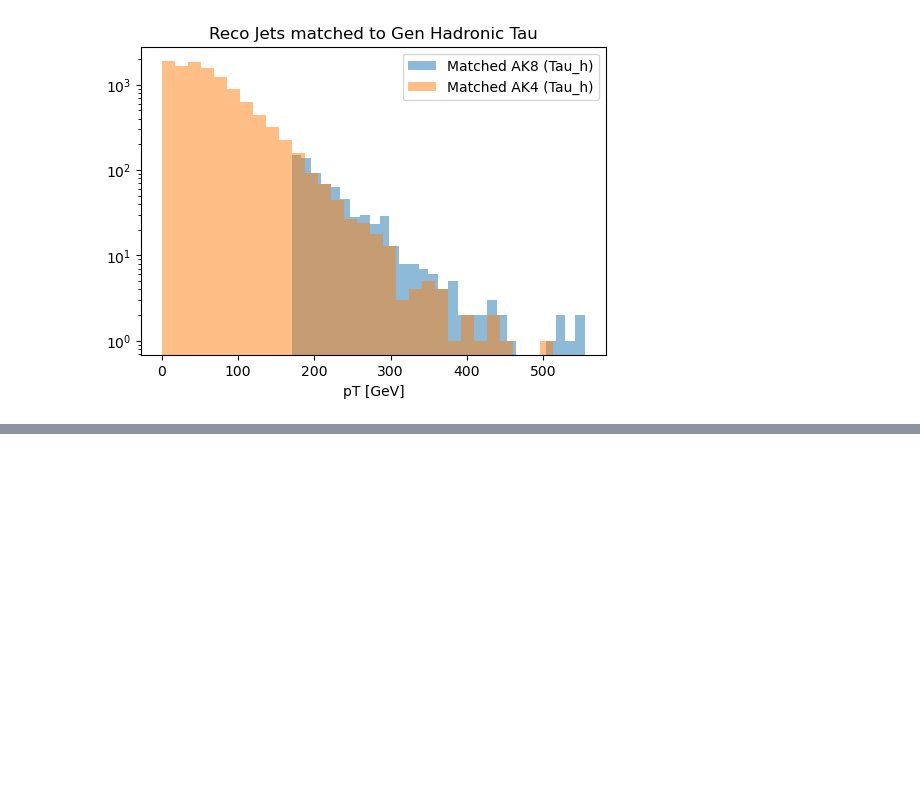
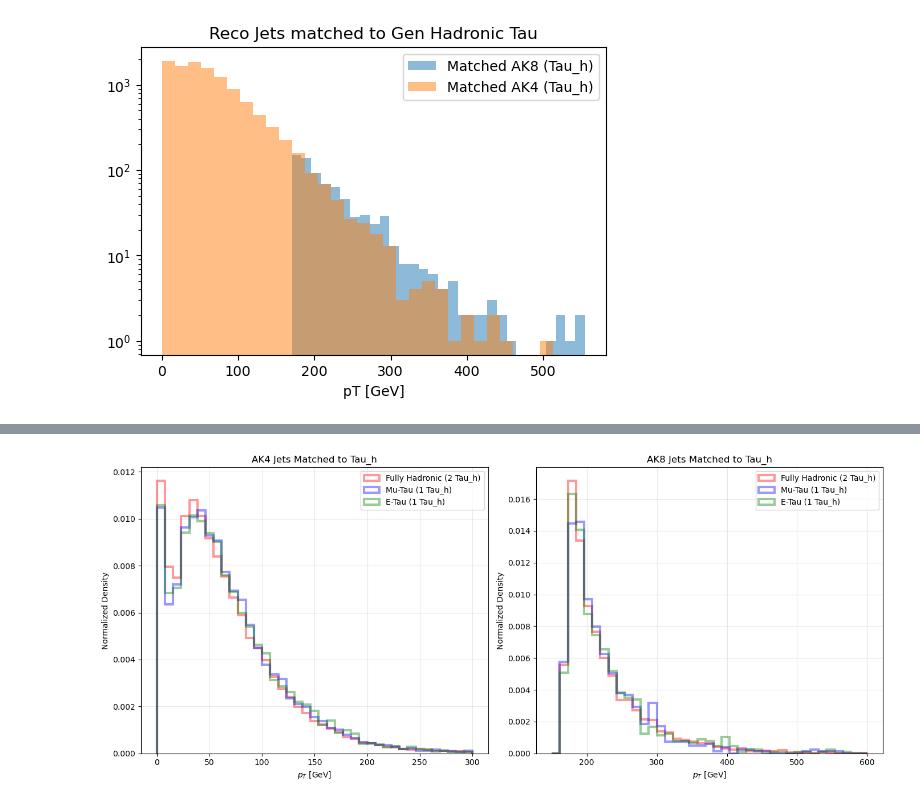
Before and after one commit to ArghyaDas112358/bbtautau, a Jupyter notebook: src/bbtautau/GenPresel/gen.ipynb, the cells around one changed output, grey strips where cells are left out. Cells and saved outputs as stored; diff of their text form; code cells hidden in the pictures; blank space fills up the shorter version.

```diff
--- a/src/bbtautau/GenPresel/gen.ipynb
+++ b/src/bbtautau/GenPresel/gen.ipynb
@@ -590,7 +612,7 @@ ak8_hm = ak8_jets[is_hm]
 ak4_hm = ak4_jets[is_hm]
 
 # Separate Taus into Leptonic vs Hadronic
-gen_tau_lep, gen_tau_had = separate_tau_decay_products(gen_taus_hm, gen_leptons_hm)
+gen_tau_lep, gen_tau_had = separate_tau_decay_products(gen_taus_hm, gen_leptons_hm, dr_lep_thres=2.0)
 
 # --- Matching ---
 print("\n--- Matching Objects to Gen Tau_h ---")
@@ -622,3 +644,100 @@ plt.yscale("log")
 plt.show()
 # %% [output]
 [figure]
+# %%
+channels = {
+    "HH": {"mask": is_hh, "color": "red",  "label": "Fully Hadronic (2 Tau_h)"},
+    "HM": {"mask": is_hm, "color": "blue", "label": "Mu-Tau (1 Tau_h)"},
+    "HE": {"mask": is_he, "color": "green","label": "E-Tau (1 Tau_h)"}
+}
+
+# Dictionaries to store results for plotting later
+results_ak4 = {}
+results_ak8 = {}
+
+print(f"{'Channel':<5} | {'Events':<8} | {'Matched AK4':<12} | {'Matched AK8':<12}")
+print("-" * 50)
+
+for name, info in channels.items():
+    mask = info['mask']
+
+    # Filter Collections by Event Mask
+    if ak.sum(mask) == 0:
+        print(f"{name:<5} | 0        | Skipped")
+        continue
+
+    _gen_taus    = gen_taus[mask]
+    _gen_leptons = gen_leptons[mask]
+    _ak4         = ak4_jets[mask]
+    _ak8         = ak8_jets[mask]
+
+    # Separate Leptonic vs Hadronic Taus
+    # Note: For HH, _gen_leptons is empty, so ALL taus become 'hadronic' (Correct!)
+    _tau_lep, _tau_had = separate_tau_decay_products(
+        _gen_taus,
+        _gen_leptons,
+        dr_lep_thres=0.4
+    )
+
+    # Match AK4 to Gen Hadronic Tau
+    idx_ak4, mask_ak4 = match_objects(_ak4, _tau_had, dr_max=0.4)
+    matched_ak4_obj   = _ak4[mask_ak4]
+
+    # Match AK8 to Gen Hadronic Tau
+    idx_ak8, mask_ak8 = match_objects(_ak8, _tau_had, dr_max=0.8)
+    matched_ak8_obj   = _ak8[mask_ak8]
+
+    # Store flattened pT for plotting
+    results_ak4[name] = ak.flatten(matched_ak4_obj.pt)
+    results_ak8[name] = ak.flatten(matched_ak8_obj.pt)
+
+    # Print stats
+    n_ev = ak.sum(mask)
+    n_m4 = ak.count(results_ak4[name])
+    n_m8 = ak.count(results_ak8[name])
+    print(f"{name:<5} | {n_ev:<8} | {n_m4:<12} | {n_m8:<12}")
+
+
+fig, ax = plt.subplots(1, 2, figsize=(14, 6))
+
+# Plot AK4 Matches
+for name, data in results_ak4.items():
+    ax[0].hist(
+        data,
+        bins=np.linspace(0, 300, 40),
+        alpha=0.4,
+        label=f"{channels[name]['label']}",
+        color=channels[name]['color'],
+        density=True, # Normalized to compare shape (since HH has 2x taus)
+        histtype='step',
+        lw = 3
+    )
+
+ax[0].set_title("AK4 Jets Matched to Tau_h")
+ax[0].set_xlabel("$p_T$ [GeV]")
+ax[0].set_ylabel("Normalized Density")
+ax[0].legend()
+ax[0].grid(alpha=0.3)
+
+# Plot AK8 Matches
+for name, data in results_ak8.items():
+    ax[1].hist(
+        data,
+        bins=np.linspace(150, 600, 40), # Higher range for boosted
+        alpha=0.4,
+        label=f"{channels[name]['label']}",
+        color=channels[name]['color'],
+        density=True,
+        histtype='step',
+        lw = 3
+    )
+
+ax[1].set_title("AK8 Jets Matched to Tau_h")
+ax[1].set_xlabel("$p_T$ [GeV]")
+ax[1].set_ylabel("Normalized Density")
+ax[1].legend()
+ax[1].grid(alpha=0.3)
+
+plt.tight_layout()
+plt.show()
+# %% [output]
@@ -625,3 +749,4 @@ plt.show()
+[figure, added]
 # %%
 ak8_hm = ak8_jets[is_hm]
 ak4_hm = ak4_jets[is_hm]
```
Also changed, not shown: parts of 10 cells of this notebook.
